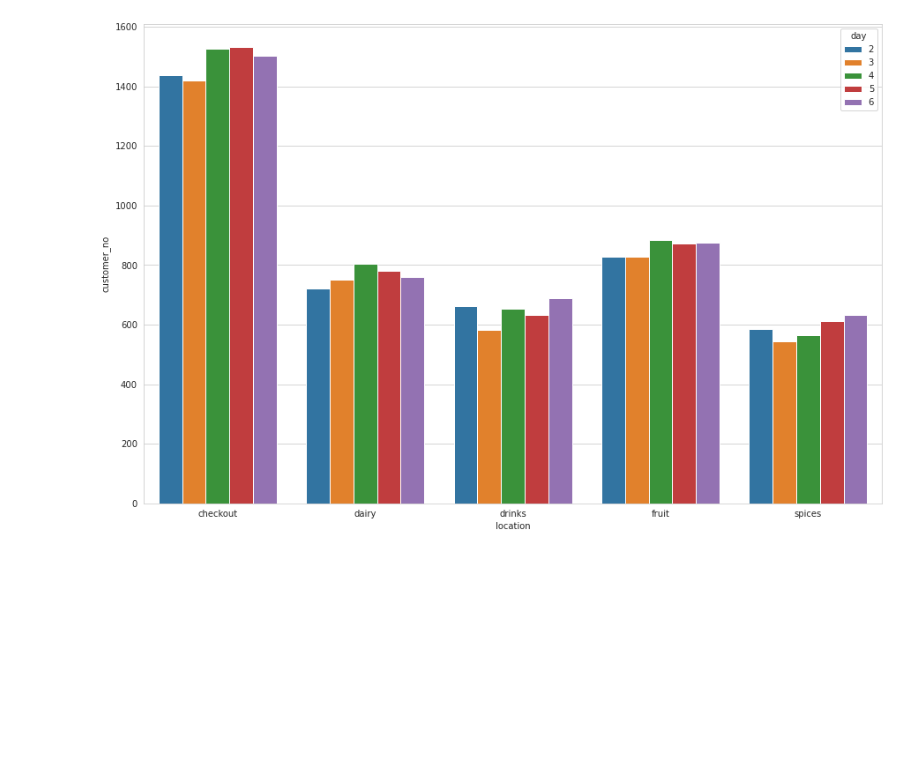
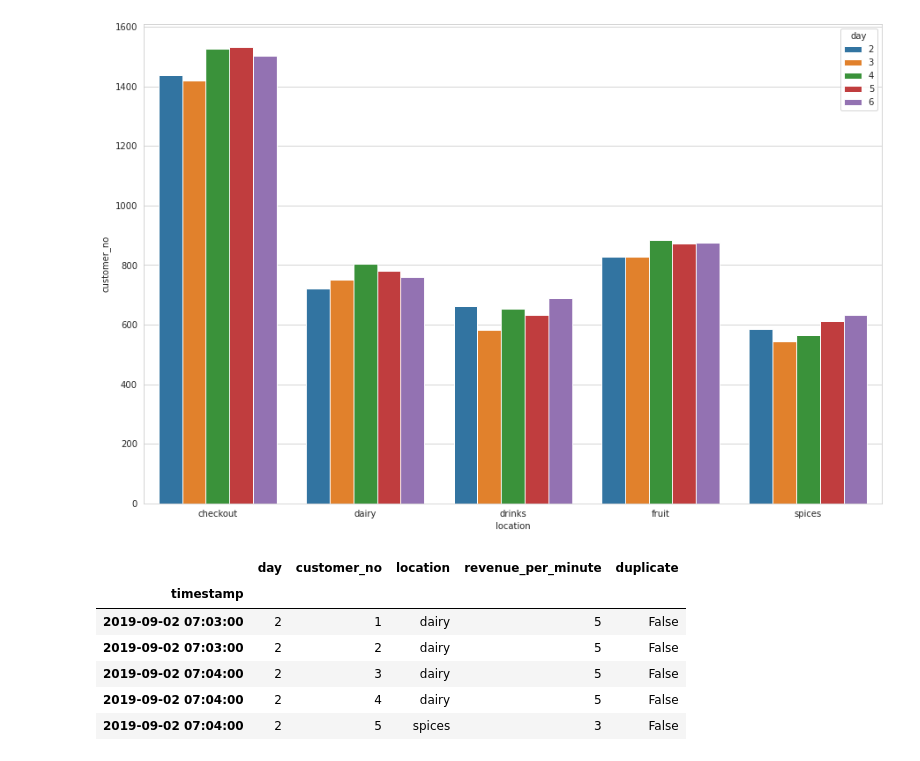
Before and after one commit to Krystana/KMP-simulation, a Jupyter notebook: data_analysis/EDA_Murat.ipynb, the cells around one changed output. Saved outputs shown, nothing was run; the diff lists cells and outputs as text; code cells hidden in the pictures; blank space fills up the shorter version.

```diff
--- a/data_analysis/EDA_Murat.ipynb
+++ b/data_analysis/EDA_Murat.ipynb
@@ -96,3 +95,18 @@ plt.figure(figsize=(15, 10))
 sns.barplot(data = grouped_df, x="location", y = "customer_no", hue="day");
 # %% [output]
 [figure]
+# %%
+duplicate_index = df.duplicated()
+# duplicate_index.value_counts()
+# False    21671
+# True      3206
+df['duplicate'] = duplicate_index
+df.head()
+# %% [output]
+|  | day | customer_no | location | revenue_per_minute | duplicate |
+| timestamp |  |  |  |  |  |
+| 2019-09-02 07:03:00 | 2 | 1 | dairy | 5 | False |
+| 2019-09-02 07:03:00 | 2 | 2 | dairy | 5 | False |
+| 2019-09-02 07:04:00 | 2 | 3 | dairy | 5 | False |
+| 2019-09-02 07:04:00 | 2 | 4 | dairy | 5 | False |
+| 2019-09-02 07:04:00 | 2 | 5 | spices | 3 | False |
```
Also changed, not shown: parts of 2 cells of this notebook.
